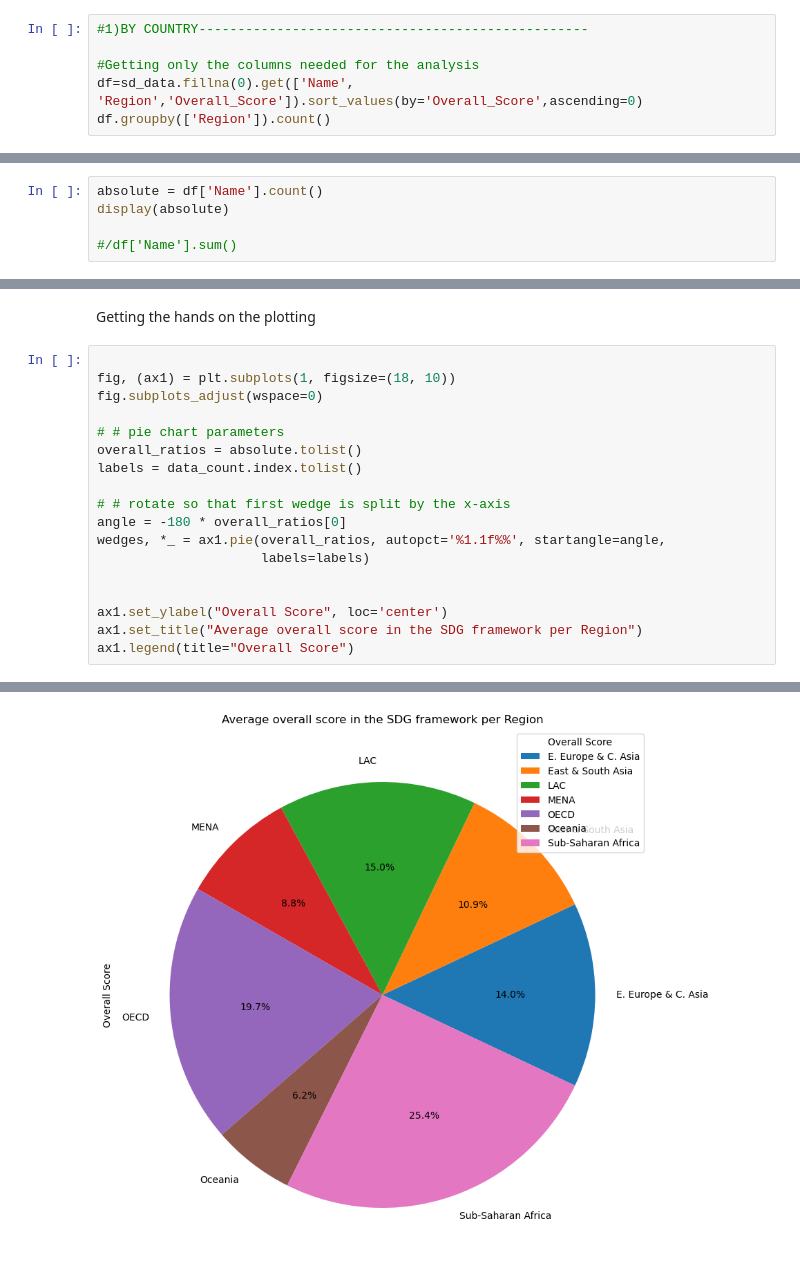
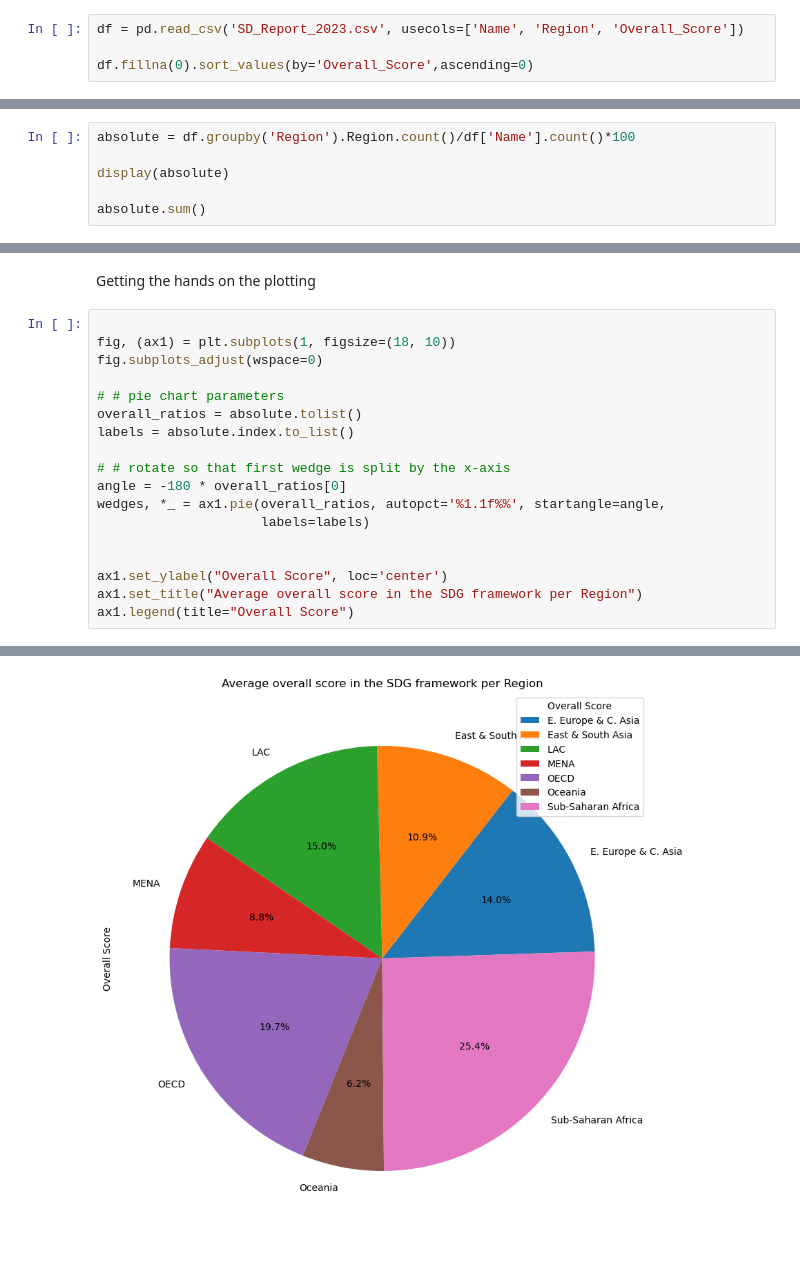
Before and after one commit to orl1289/Sustainable-Development-Goals, a Jupyter notebook: SDG_Country.ipynb, the cells around one changed output, grey strips where cells are left out. Saved outputs shown, nothing was run; the diff lists cells and outputs as text.

```diff
--- a/SDG_Country.ipynb
+++ b/SDG_Country.ipynb
@@ -69,7 +71,5 @@ sd_data.fillna(0);
 # %%
-#1)BY COUNTRY--------------------------------------------------
+df = pd.read_csv('SD_Report_2023.csv', usecols=['Name', 'Region', 'Overall_Score'])
 
-#Getting only the columns needed for the analysis
-df=sd_data.fillna(0).get(['Name', 'Region','Overall_Score']).sort_values(by='Overall_Score',ascending=0)
-df.groupby(['Region']).count()
+df.fillna(0).sort_values(by='Overall_Score',ascending=0)
 # %% [output]
@@ -85,8 +111,9 @@ df.groupby(['Region']).count()
 # %% [markdown]
 Setting the calculation for the absolute values
 # %%
-absolute = df['Name'].count()
+absolute = df.groupby('Region').Region.count()/df['Name'].count()*100
+
 display(absolute)
 
-#/df['Name'].sum()
+absolute.sum()
 # %% [output]
@@ -105,21 +139,21 @@ Getting the hands on the plotting
 # %%
 
 fig, (ax1) = plt.subplots(1, figsize=(18, 10))
 fig.subplots_adjust(wspace=0)
 
 # # pie chart parameters
 overall_ratios = absolute.tolist()
-labels = data_count.index.tolist()
+labels = absolute.index.to_list()
 
 # # rotate so that first wedge is split by the x-axis
 angle = -180 * overall_ratios[0]
 wedges, *_ = ax1.pie(overall_ratios, autopct='%1.1f%%', startangle=angle,
                      labels=labels)
 
 
 ax1.set_ylabel("Overall Score", loc='center')
 ax1.set_title("Average overall score in the SDG framework per Region")
 ax1.legend(title="Overall Score")
 # %% [output]
 <matplotlib.legend.Legend at 0x...>
-[figure, old version]
+[figure, new version]
```
Also changed, not shown: parts of 9 cells of this notebook.
